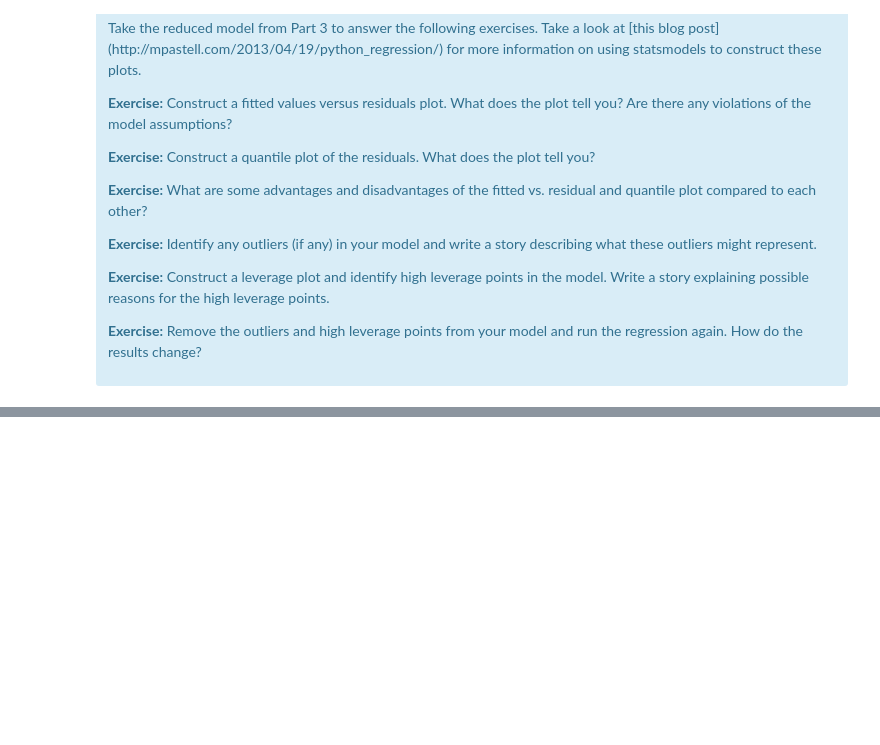
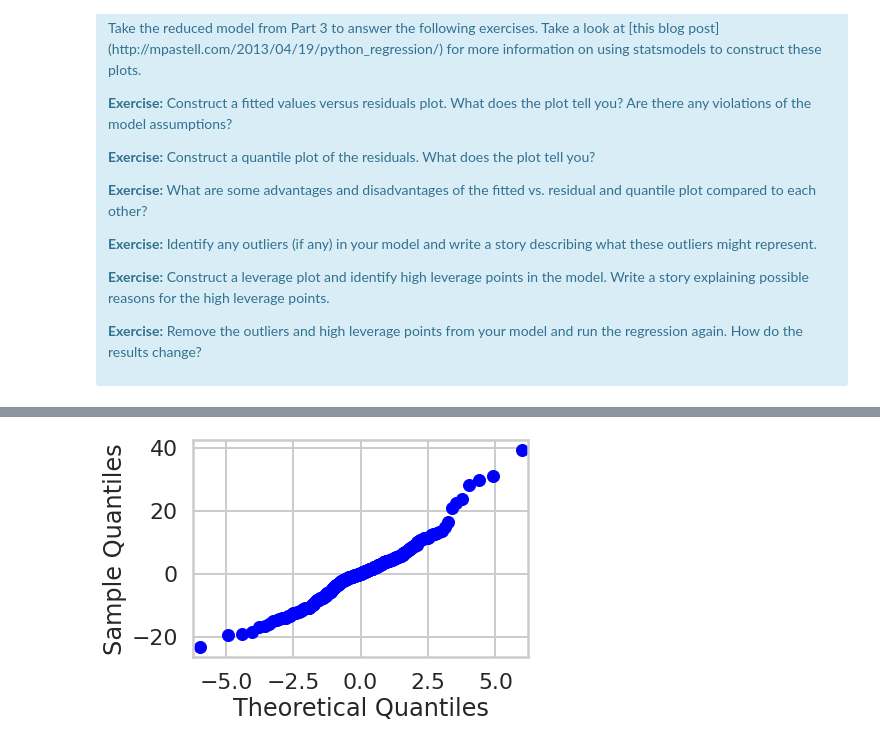
Before and after one commit to rrmorris2102/ucsd-mle, a Jupyter notebook: mec-mini-projects/mec-11.4.1-linear-regression-mini-project/Mini_Project_Linear_Regression.ipynb, the cells around one changed output, grey strips where cells are left out. Cells and saved outputs as stored; diff of their text form; code cells hidden in the pictures; blank space fills up the shorter version.

```diff
--- a/mec-mini-projects/mec-11.4.1-linear-regression-mini-project/Mini_Project_Linear_Regression.ipynb
+++ b/mec-mini-projects/mec-11.4.1-linear-regression-mini-project/Mini_Project_Linear_Regression.ipynb
@@ -887,0 +900,7 @@ There are some other issues that are important investigate with linear regressio
+# %%
+# quantile plot of the residuals
+import scipy.stats as stats
+fig = sm.qqplot(residuals, stats.t, distargs=(4,))
+plt.show()
+# %% [output]
+[figure, added]
```
Also changed, not shown: parts of 5 cells of this notebook.
